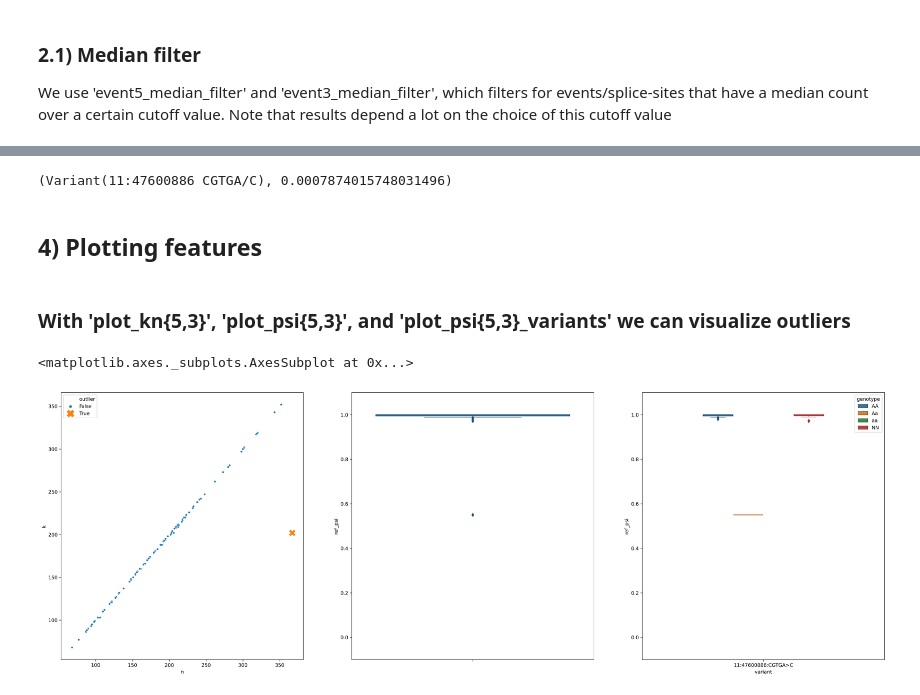
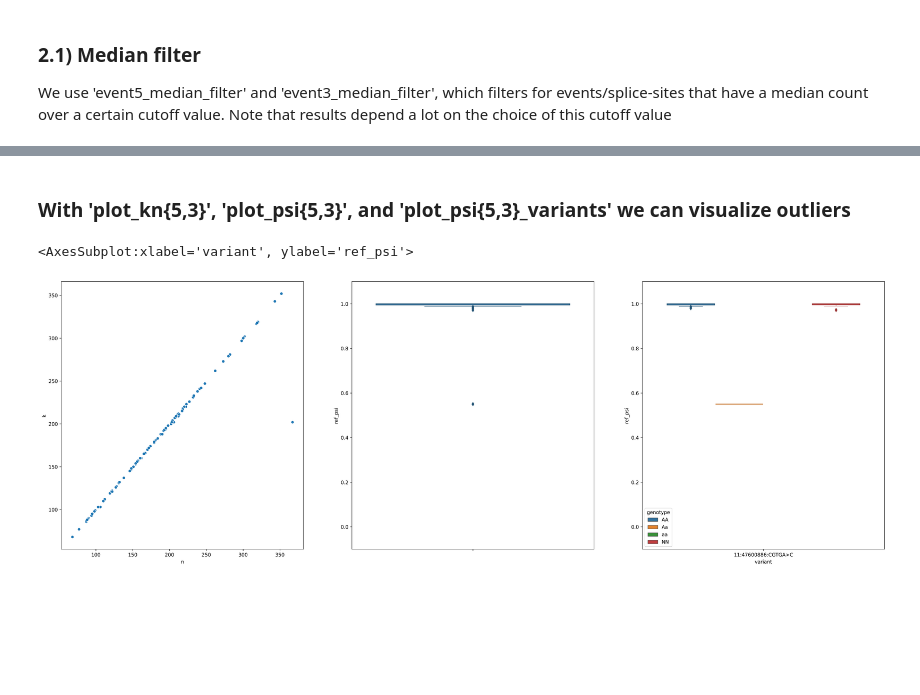
Before and after one commit to gagneurlab/splicemap, a Jupyter notebook: notebooks/example.ipynb, the cells around one changed output, grey strips where cells are left out. Drawn from its saved outputs; the diff is of its cells as text; code cells hidden in the pictures; blank space fills up the shorter version.

```diff
--- a/notebooks/example.ipynb
+++ b/notebooks/example.ipynb
@@ -66,0 +39,2 @@ ct_df.iloc[0:10,4:10]
+# %%
+ct.df['Strand'] = '.' # removes strand information
@@ -82,4 +75,4 @@ We use 'event5_median_filter' and 'event3_median_filter', which filters for even
 # %%
 cutoff = 50
-ct_psi5 = ct_quantile_filtered.event5_median_filter(cutoff=cutoff)
-ct_psi3 = ct_quantile_filtered.event3_median_filter(cutoff=cutoff)
+ct_psi5 = ct.event5_median_filter(cutoff=cutoff)
+ct_psi3 = ct.event3_median_filter(cutoff=cutoff)
@@ -85,0 +85,3 @@ ct_psi3 = ct_quantile_filtered.event3_median_filter(cutoff=cutoff)
+# %%
+ct_psi5 = ct_psi5.quantile_filter()
+ct_psi3 = ct_psi3.quantile_filter()
@@ -108,3 +165,5 @@ df_psi5
 # %%
 vcf_file = '/s/project/gtex-processed/mmsplice-scripts/data/raw/gtex/GTEx_Analysis_2016-01-15_v7_WholeGenomeSeq_635Ind_PASS_AB02_GQ20_HETX_MISS15_PLINKQC.vcf.gz'
 vcf = MultiSampleVCF(vcf_file)
+
+junction = '11:47600710-47600820:+'
@@ -165,7 +169,0 @@ Name: 0, dtype: object
-# %%
-# Check minor allele frequency
-va0.source, va0.source.aaf
-# %% [output]
-(Variant(11:47600886 CGTGA/C), 0.0007874015748031496)
-# %% [markdown]
-## 4) Plotting features
@@ -177,13 +172,13 @@ row = df_outliers_psi5.loc[i]
 # %%
 plt.figure(figsize=(30,10), dpi=300)
 plt.subplot(1, 3, 1)
-ct_psi5.plot_kn5(row['junctions'], highlight=[row['sample']])
+ct_psi5.plot_kn5(junction)
 
 plt.subplot(1, 3, 2)
-ct_psi5.plot_psi5(row['junctions'])
+ct_psi5.plot_psi5(junction)
 
 plt.subplot(1, 3, 3)
-ct_psi5.plot_psi5_variants(row['junctions'], vcf)
+ct_psi5.plot_psi5_variants(junction, vcf)
 # %% [output]
-<matplotlib.axes._subplots.AxesSubplot at 0x...>
+<AxesSubplot:xlabel='variant', ylabel='ref_psi'>
-[figure, old version]
+[figure, new version]
```
Also changed, not shown: parts of 44 cells of this notebook, 3 other files.
